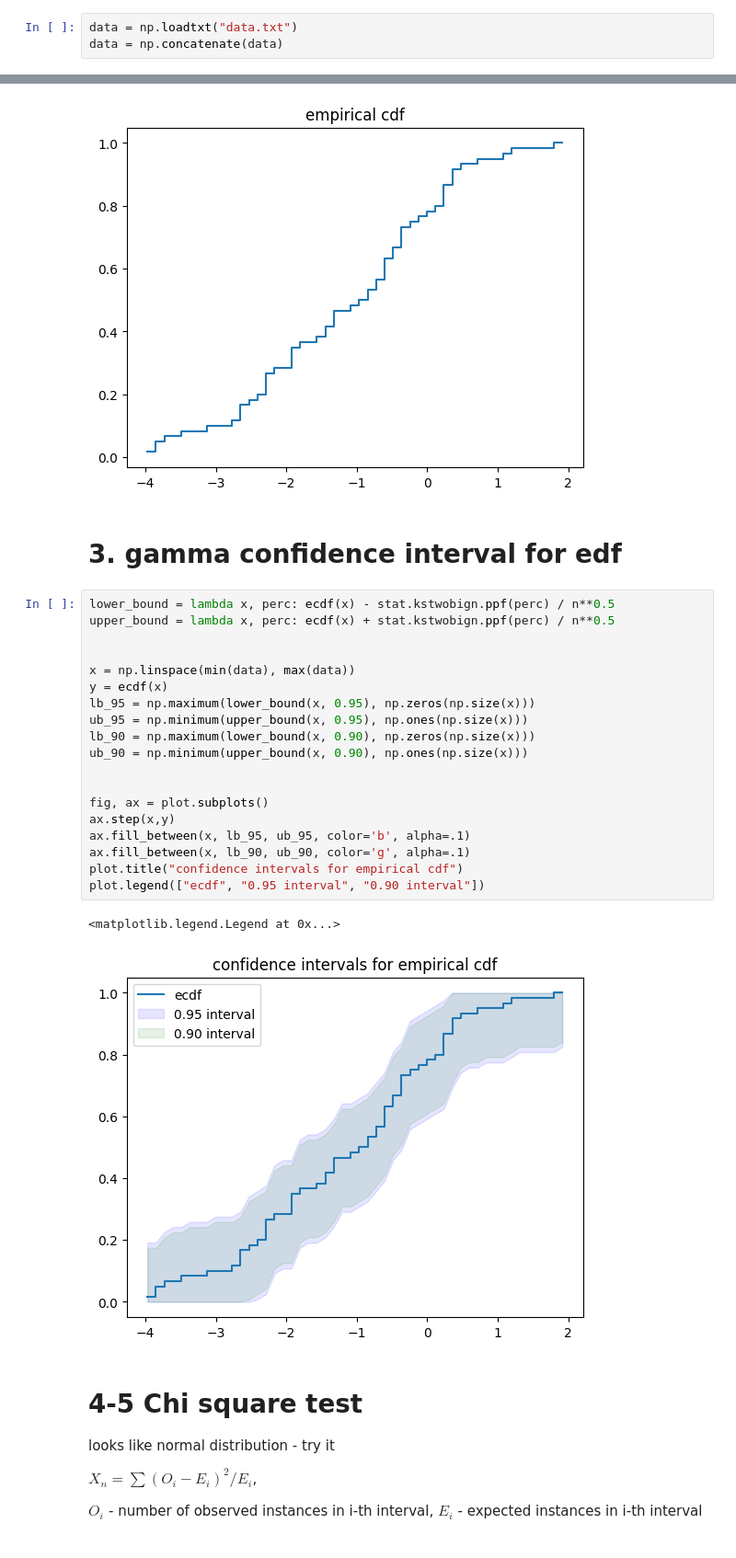
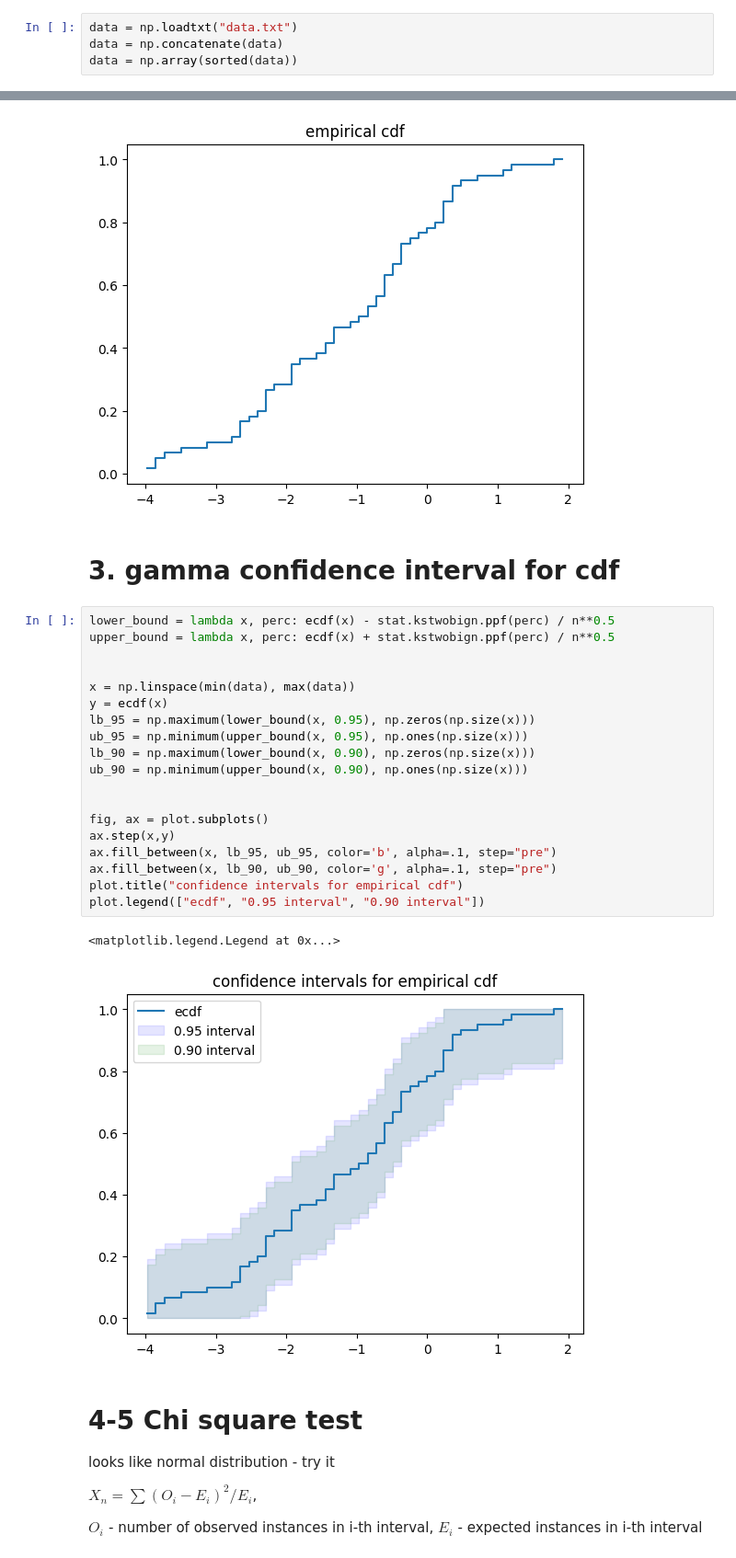
Before and after one commit to PIDAMI/multidim_stat_lab, a Jupyter notebook: lab1/lab1.ipynb, the cells around one changed output, grey strips where cells are left out. Shown: that part at 92% size. Saved outputs shown, nothing was run; the diff lists cells and outputs as text.

```diff
--- a/lab1/lab1.ipynb
+++ b/lab1/lab1.ipynb
@@ -7,6 +6,7 @@ import math
 # %%
 data = np.loadtxt("data.txt")
 data = np.concatenate(data)
+data = np.array(sorted(data))
 # %% [markdown]
 # 1. sample characteristics
 # %%
@@ -48,29 +79,29 @@ plot.title("empirical cdf")
 Text(0.5, 1.0, 'empirical cdf')
 [figure]
 # %% [markdown]
-# 3. gamma confidence interval for edf
+# 3. gamma confidence interval for cdf
 # %%
 lower_bound = lambda x, perc: ecdf(x) - stat.kstwobign.ppf(perc) / n**0.5
 upper_bound = lambda x, perc: ecdf(x) + stat.kstwobign.ppf(perc) / n**0.5
 
 
 x = np.linspace(min(data), max(data))
 y = ecdf(x)
 lb_95 = np.maximum(lower_bound(x, 0.95), np.zeros(np.size(x)))
 ub_95 = np.minimum(upper_bound(x, 0.95), np.ones(np.size(x)))
 lb_90 = np.maximum(lower_bound(x, 0.90), np.zeros(np.size(x)))
 ub_90 = np.minimum(upper_bound(x, 0.90), np.ones(np.size(x)))
 
 
 fig, ax = plot.subplots()
 ax.step(x,y)
-ax.fill_between(x, lb_95, ub_95, color='b', alpha=.1)
-ax.fill_between(x, lb_90, ub_90, color='g', alpha=.1)
+ax.fill_between(x, lb_95, ub_95, color='b', alpha=.1, step="pre")
+ax.fill_between(x, lb_90, ub_90, color='g', alpha=.1, step="pre")
 plot.title("confidence intervals for empirical cdf")
 plot.legend(["ecdf", "0.95 interval", "0.90 interval"])
 # %% [output]
 <matplotlib.legend.Legend at 0x...>
-[figure, old version]
+[figure, new version]
 # %% [markdown]
 # 4-5 Chi square test
 looks like normal distribution - try it
```
Also changed, not shown: parts of 15 cells of this notebook.
